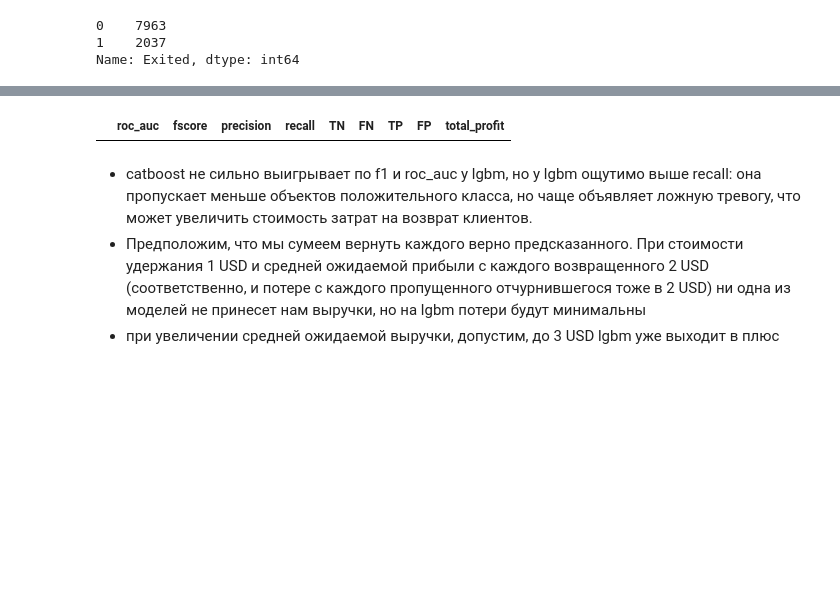
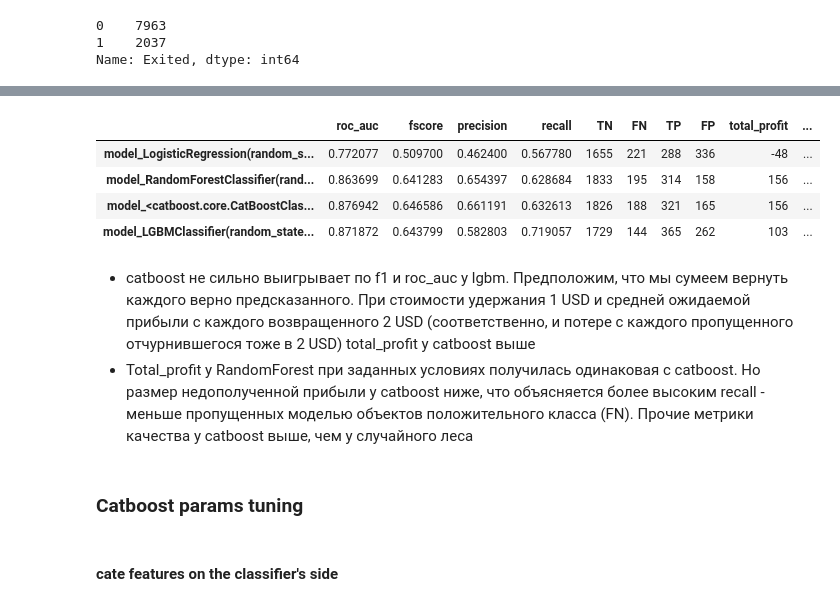
Before and after one commit to hellge83/AI_business_ml, a Jupyter notebook: les05/HW5.ipynb, the cells around one changed output, grey strips where cells are left out. Drawn from its saved outputs; the diff is of its cells as text; code cells hidden in the pictures; blank space fills up the shorter version.

```diff
--- a/les05/HW5.ipynb
+++ b/les05/HW5.ipynb
@@ -162,10 +174,10 @@ def get_pred_rates(th, y_test, y_score):
 def profit_calc(TP, FP, FN, cost_per_one = 1, rev_per_one = 2):
     total_cost = cost_per_one * (TP + FP) # потратим на возвращение всех предсказанных
     total_rev = rev_per_one * TP # получим с правильно предсказанных
-    total_loss = rev_per_one * FN # недополучим с пропущенных, ткк они уйдут
-    total_profit = total_rev - total_cost - total_loss
+    total_loss = (-1) * rev_per_one * FN # недополучим с пропущенных, ткк они уйдут
+    total_profit = total_rev - total_cost
 
-    return total_profit
+    return total_profit, total_loss
 # %%
 lr = LogisticRegression(random_state = 42)
 rf = RandomForestClassifier(random_state = 42)
@@ -186,16 +198,16 @@ for model in models:
     y_score = classifier.predict_proba(X_test)[:, 1]
 
     roc_auc, fscore, precision, recall, threshold = get_classifier_metrics(1, classifier, y_test, y_score)
-    TN, FN, TP, FP = get_pred_rates(threshold, y_test, y_score)
+    TN, FN, TP, FP, cnf_matrix = get_pred_rates(threshold, y_test, y_score)
 
     font = {'size' : 15}
     plt.rc('font', **font)
-    cnf_matrix = confusion_matrix(y_test, y_score > threshold)
+#     cnf_matrix = confusion_matrix(y_test, y_score > threshold)
     plt.figure(figsize=(5, 4))
     plot_confusion_matrix(cnf_matrix, classes=['NonChurn', 'Churn'], title='Confusion matrix')
     plt.show()
 
-    total_profit = profit_calc(TP, FP, FN, cost_per_one = 1, rev_per_one = 2)
+    total_profit, total_lost_inc = profit_calc(TP, FP, FN, cost_per_one = 1, rev_per_one = 2)
 
-    res['model_' + format(model)] = [roc_auc, fscore, precision, recall, TN, FN, TP, FP, total_profit]
+    res['model_' + format(model)] = [roc_auc, fscore, precision, recall, TN, FN, TP, FP, total_profit, total_lost_inc]
 # %% [output]
@@ -203,8 +231,16 @@ ValueError: too many values to unpack (expected 4)
 # %%
-pd.DataFrame.from_dict(res, orient='index', columns = ['roc_auc', 'fscore', 'precision', 'recall', 'TN', 'FN', 'TP', 'FP', 'total_profit'])
+models_compare = pd.DataFrame.from_dict(res, orient='index', columns = ['roc_auc', 'fscore', 'precision', 'recall', 'TN', 'FN', 'TP', 'FP', 'total_profit', 'total_lost_inc'])
+models_compare
 # %% [output]
-|  | roc_auc | fscore | precision | recall | TN | FN | TP | FP | total_profit |
+|  | roc_auc | fscore | precision | recall | TN | FN | TP | FP | total_profit | ... |
+| model_LogisticRegression(random_s... | 0.772077 | 0.509700 | 0.462400 | 0.567780 | 1655 | 221 | 288 | 336 | -48 | ... |
+| model_RandomForestClassifier(rand... | 0.863699 | 0.641283 | 0.654397 | 0.628684 | 1833 | 195 | 314 | 158 | 156 | ... |
+| model_<catboost.core.CatBoostClas... | 0.876942 | 0.646586 | 0.661191 | 0.632613 | 1826 | 188 | 321 | 165 | 156 | ... |
+| model_LGBMClassifier(random_state... | 0.871872 | 0.643799 | 0.582803 | 0.719057 | 1729 | 144 | 365 | 262 | 103 | ... |
 # %% [markdown]
-* catboost не сильно выигрывает по f1 и roc_auc у lgbm, но у lgbm ощутимо выше recall: она пропускает меньше объектов положительного класса, но чаще объявляет ложную тревогу, что может увеличить стоимость затрат на возврат клиентов.
-* Предположим, что мы сумеем вернуть каждого верно предсказанного. При стоимости удержания 1 USD и средней ожидаемой прибыли с каждого возвращенного 2 USD (соответственно, и потере с каждого пропущенного отчурнившегося тоже в 2 USD) ни одна из моделей не принесет нам выручки, но на lgbm потери будут минимальны
-* при увеличении средней ожидаемой выручки, допустим, до 3 USD lgbm уже выходит в плюс
+* catboost не сильно выигрывает по f1 и roc_auc у lgbm. Предположим, что мы сумеем вернуть каждого верно предсказанного. При стоимости удержания 1 USD и средней ожидаемой прибыли с каждого возвращенного 2 USD (соответственно, и потере с каждого пропущенного отчурнившегося тоже в 2 USD) total_profit у catboost выше
+* Total_profit у RandomForest при заданных условиях получилась одинаковая c catboost. Но размер недополученной прибыли у catboost ниже, что объясняется более высоким recall - меньше пропущенных моделью объектов положительного класса (FN). Прочие метрики качества у catboost выше, чем у случайного леса
+# %% [markdown]
+### Catboost params tuning
+# %% [markdown]
+#### cate features on the classifier's side
```
Also changed, not shown: parts of 41 cells of this notebook.
